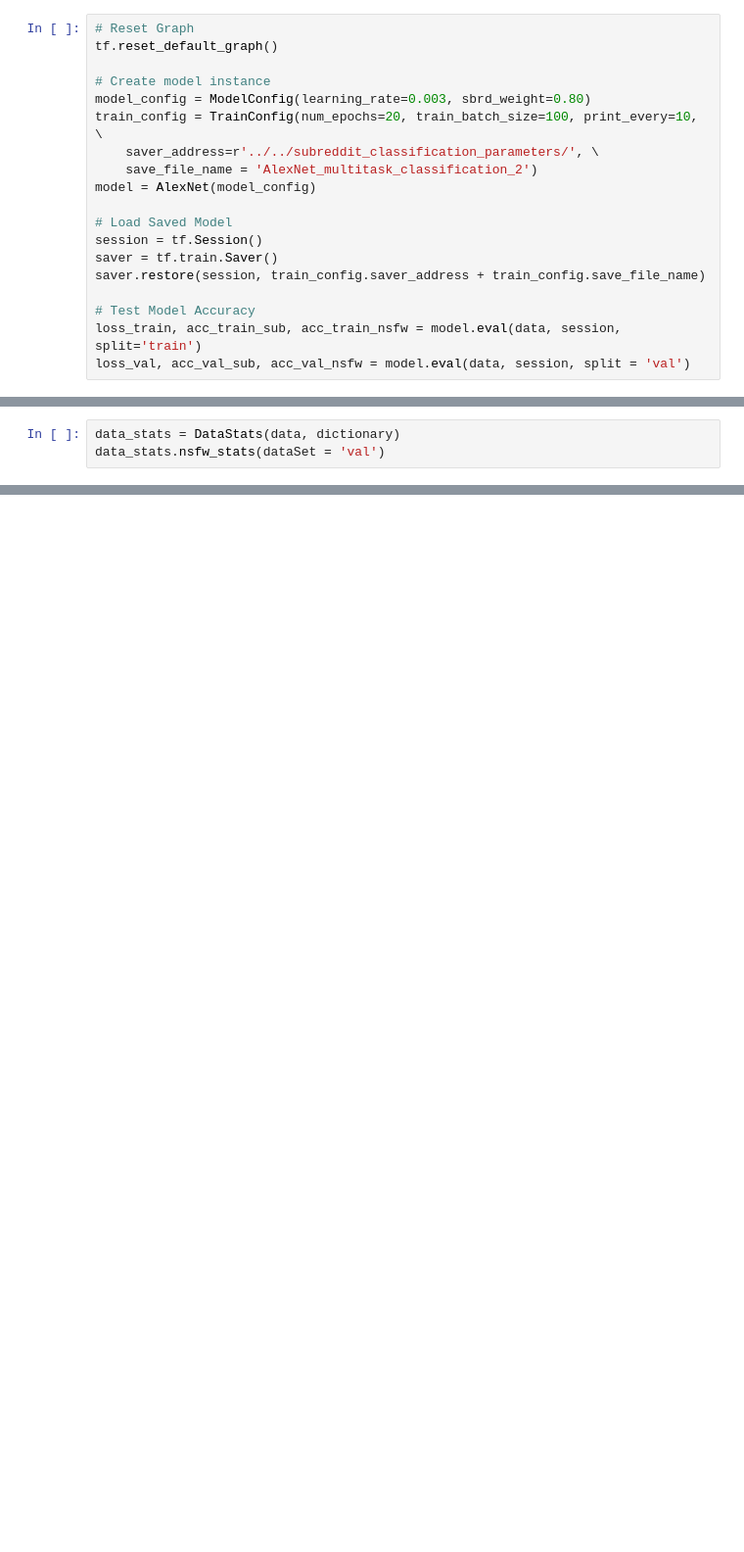
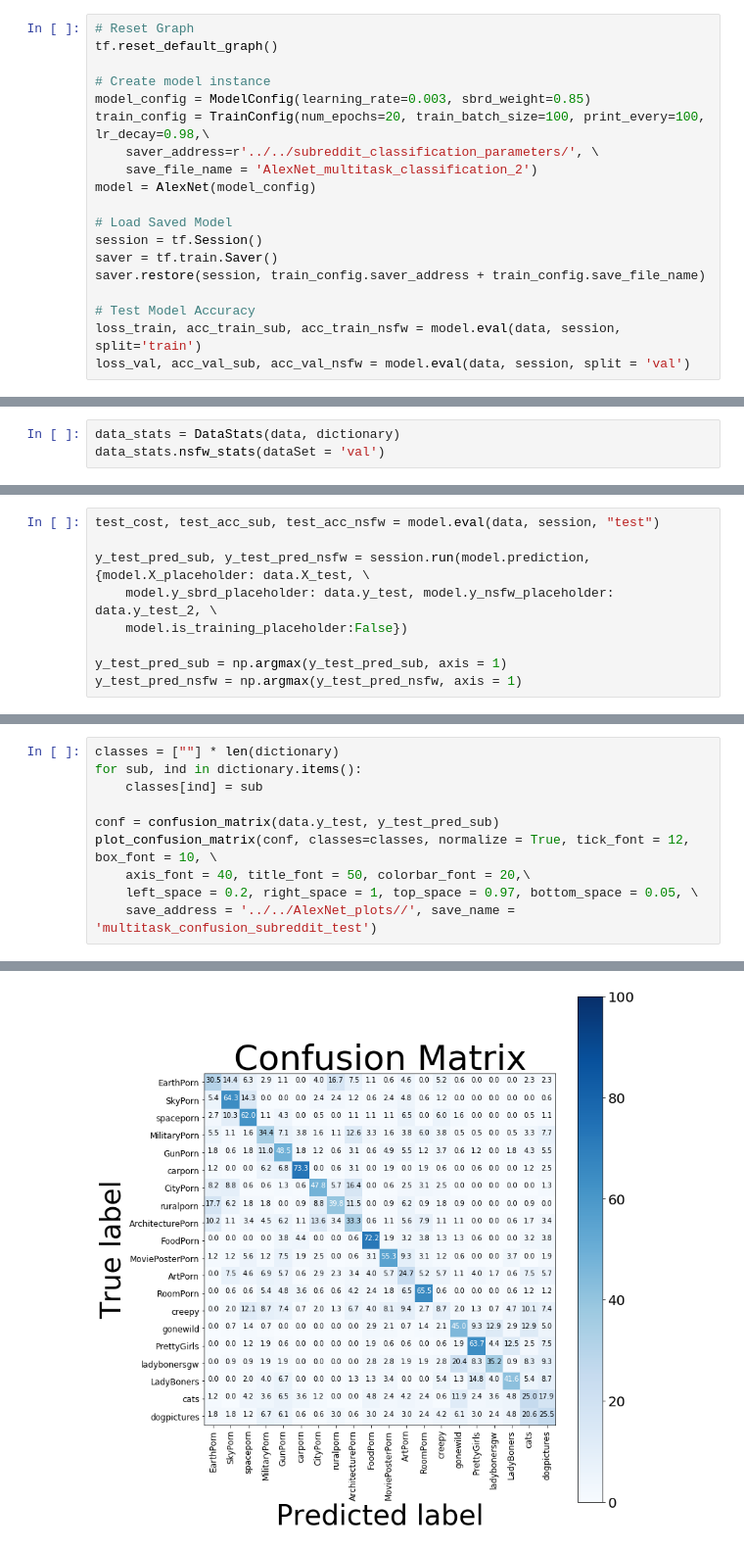
Before and after one commit to mohitrgiit/CS-231N-Final-Project, a Jupyter notebook: src/models/AlexNet_multitask_classification.ipynb, the cells around one changed output, grey strips where cells are left out. Shown: that part at 98% size. Saved outputs shown, nothing was run; the diff lists cells and outputs as text; blank space fills up the shorter version.

Commit message:
added test analysis

```diff
--- a/src/models/AlexNet_multitask_classification.ipynb
+++ b/src/models/AlexNet_multitask_classification.ipynb
@@ -247,8 +244,8 @@ optimize()
 tf.reset_default_graph()
 
 # Create model instance
-model_config = ModelConfig(learning_rate=0.003, sbrd_weight=0.80)
-train_config = TrainConfig(num_epochs=20, train_batch_size=100, print_every=10, \
+model_config = ModelConfig(learning_rate=0.003, sbrd_weight=0.85)
+train_config = TrainConfig(num_epochs=20, train_batch_size=100, print_every=100, lr_decay=0.98,\
     saver_address=r'../../subreddit_classification_parameters/', \
     save_file_name = 'AlexNet_multitask_classification_2')
 model = AlexNet(model_config)
@@ -303,0 +308,9 @@ data_stats.nsfw_stats(dataSet = 'val')
+# %%
+test_cost, test_acc_sub, test_acc_nsfw = model.eval(data, session, "test")
+
+y_test_pred_sub, y_test_pred_nsfw = session.run(model.prediction, {model.X_placeholder: data.X_test, \
+    model.y_sbrd_placeholder: data.y_test, model.y_nsfw_placeholder: data.y_test_2, \
+    model.is_training_placeholder:False})
+
+y_test_pred_sub = np.argmax(y_test_pred_sub, axis = 1)
+y_test_pred_nsfw = np.argmax(y_test_pred_nsfw, axis = 1)
@@ -303,0 +322,11 @@ data_stats.nsfw_stats(dataSet = 'val')
+# %%
+classes = [""] * len(dictionary)
+for sub, ind in dictionary.items():
+    classes[ind] = sub
+
+conf = confusion_matrix(data.y_test, y_test_pred_sub)
+plot_confusion_matrix(conf, classes=classes, normalize = True, tick_font = 12, box_font = 10, \
+    axis_font = 40, title_font = 50, colorbar_font = 20,\
+    left_space = 0.2, right_space = 1, top_space = 0.97, bottom_space = 0.05, \
+    save_address = '../../AlexNet_plots//', save_name = 'multitask_confusion_subreddit_test')
+# %% [output]
@@ -303,0 +334 @@ data_stats.nsfw_stats(dataSet = 'val')
+[figure, added]
```
Also changed, not shown: parts of 8 cells of this notebook.
